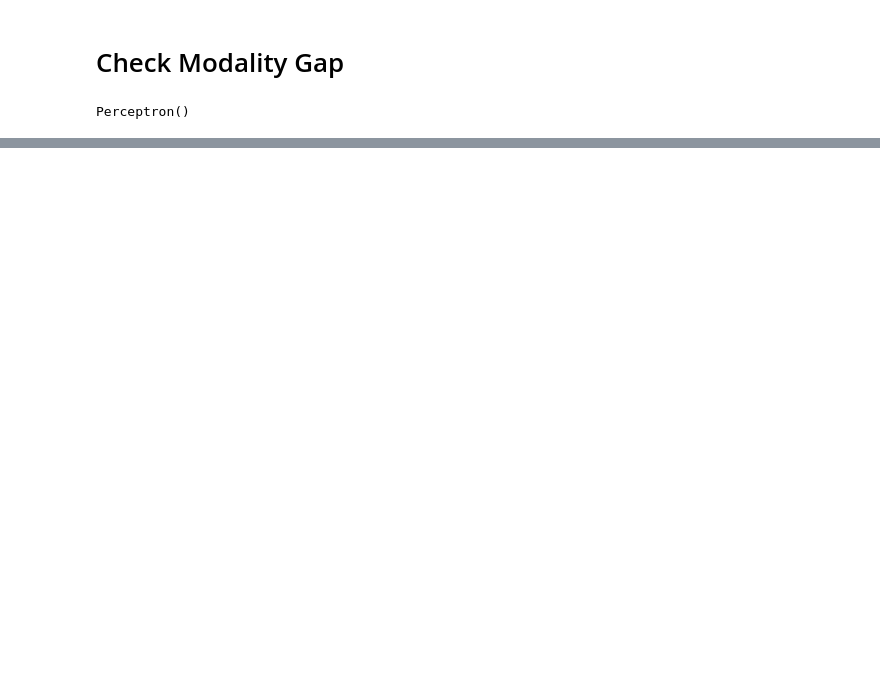
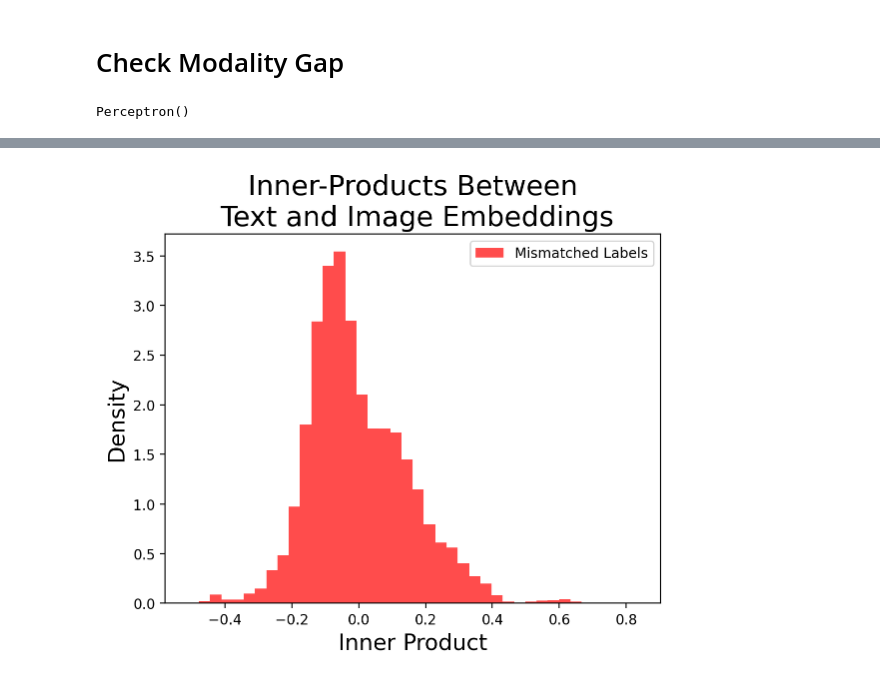
Before and after one commit to BangachevKiril/RepresentationLearningTheory, a Jupyter notebook: SigLIPModalityGapImageNet.ipynb, the cells around one changed output, grey strips where cells are left out. Cells and saved outputs as stored; diff of their text form; code cells hidden in the pictures; blank space fills up the shorter version.

```diff
--- a/SigLIPModalityGapImageNet.ipynb
+++ b/SigLIPModalityGapImageNet.ipynb
@@ -325,0 +373,3 @@ array([0.])
+# %%
+fitted_text = np.matmul(embeddings_text[:K,:], classifier.coef_.reshape(classifier.coef_.shape[-1])) + classifier.intercept_
+fitted_image = np.matmul(embeddings_images[:K,:], classifier.coef_.reshape(classifier.coef_.shape[-1])) + classifier.intercept_
@@ -325,0 +393,14 @@ array([0.])
+# %%
+# Create the density histogram
+plt.hist(distances_text - distances_image, bins=40, color='red', alpha=0.7, label='Mismatched Labels', density=True)
+
+# Customize the plot
+plt.title('Inner-Products Between\n Text and Image Embeddings', fontsize = 20)
+plt.xlabel('Inner Product', fontsize = 16)
+plt.ylabel('Density', fontsize = 16)
+plt.legend()
+
+# Show the plot
+plt.show()
+# %% [output]
+[figure, added]
```
Also changed, not shown: parts of 13 cells of this notebook.
